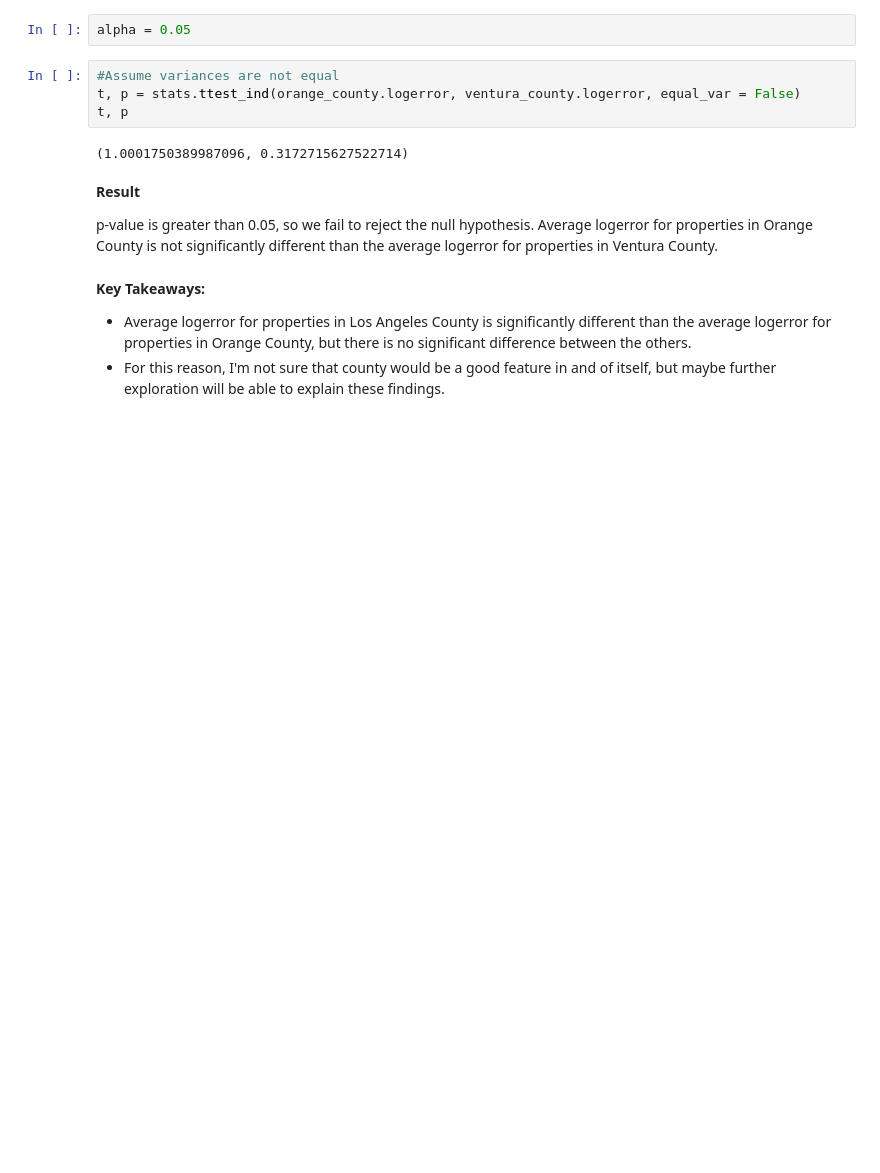
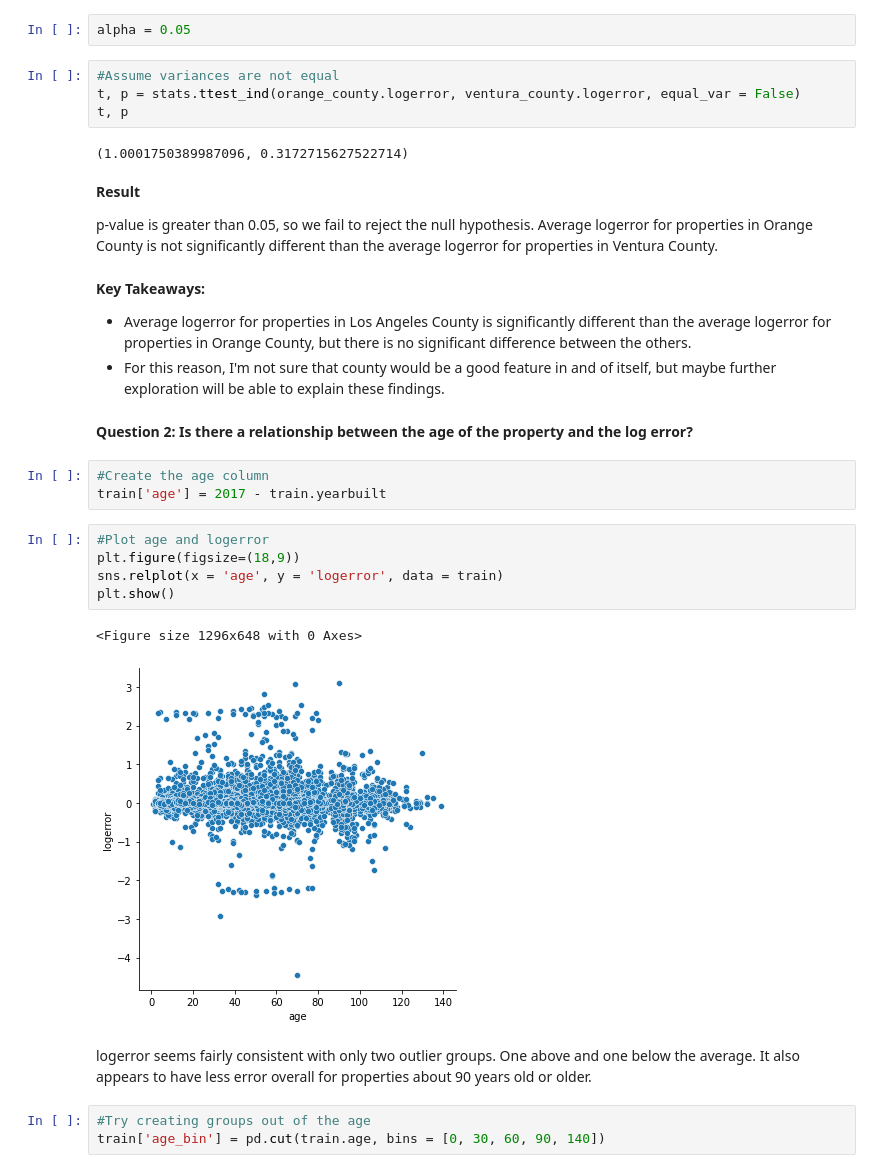
Before and after one commit to johnathon-smith/clustering-exercises, a Jupyter notebook: explore_zillow.ipynb, the cells around one changed output. Drawn from its saved outputs; the diff is of its cells as text; blank space fills up the shorter version.

Commit message:
Completed the exercise and added a few more visualizations

```diff
--- a/explore_zillow.ipynb
+++ b/explore_zillow.ipynb
@@ -179,3 +177,21 @@ __Key Takeaways:__
 
 * Average logerror for properties in Los Angeles County is significantly different than the average logerror for properties in Orange County, but there is no significant difference between the others.
 * For this reason, I'm not sure that county would be a good feature in and of itself, but maybe further exploration will be able to explain these findings.
+# %% [markdown]
+__Question 2: Is there a relationship between the age of the property and the log error?__
+# %%
+#Create the age column
+train['age'] = 2017 - train.yearbuilt
+# %%
+#Plot age and logerror
+plt.figure(figsize=(18,9))
+sns.relplot(x = 'age', y = 'logerror', data = train)
+plt.show()
+# %% [output]
+<Figure size 1296x648 with 0 Axes>
+[figure, added]
+# %% [markdown]
+logerror seems fairly consistent with only two outlier groups. One above and one below the average. It also appears to have less error overall for properties about 90 years old or older.
+# %%
+#Try creating groups out of the age
+train['age_bin'] = pd.cut(train.age, bins = [0, 30, 60, 90, 140])
```
Also changed, not shown: parts of 52 cells of this notebook.
